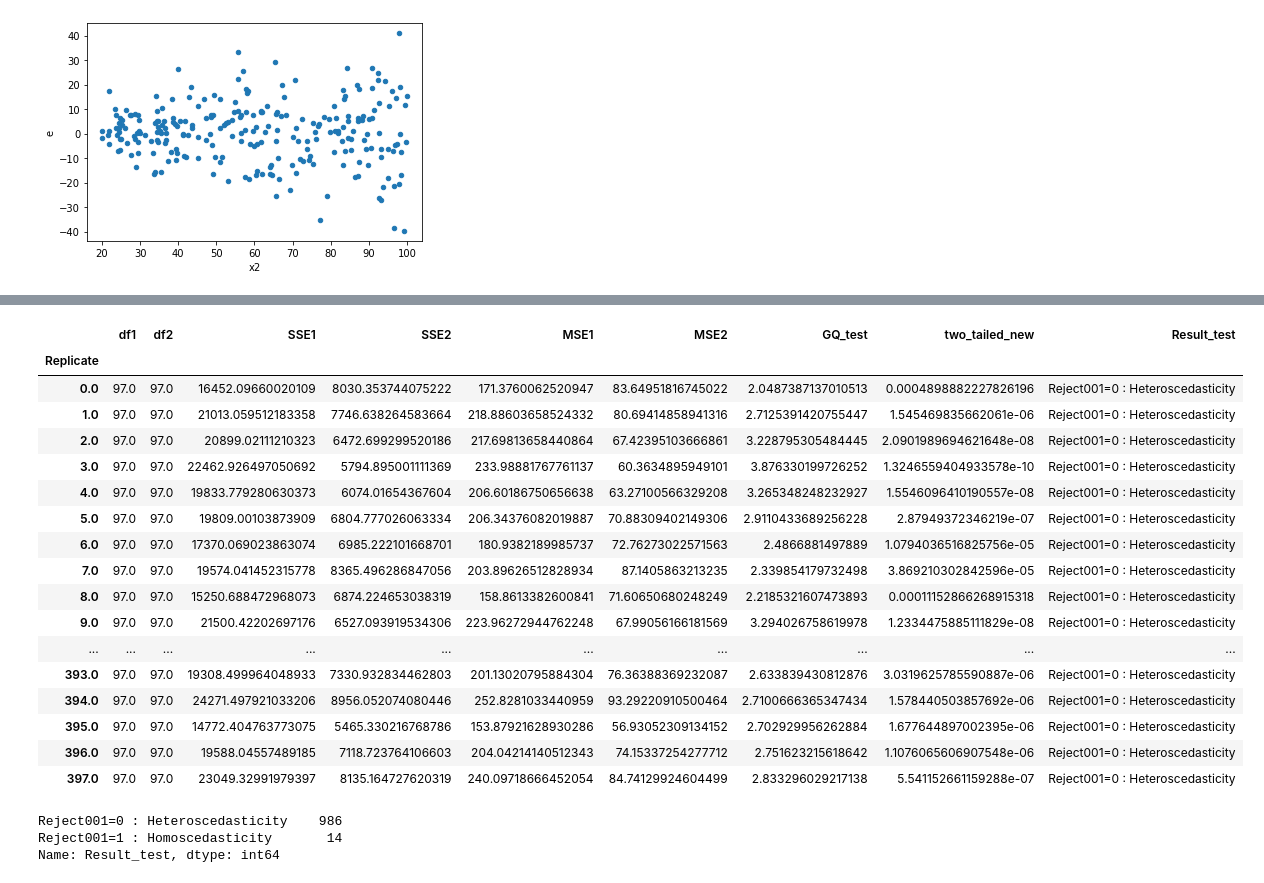
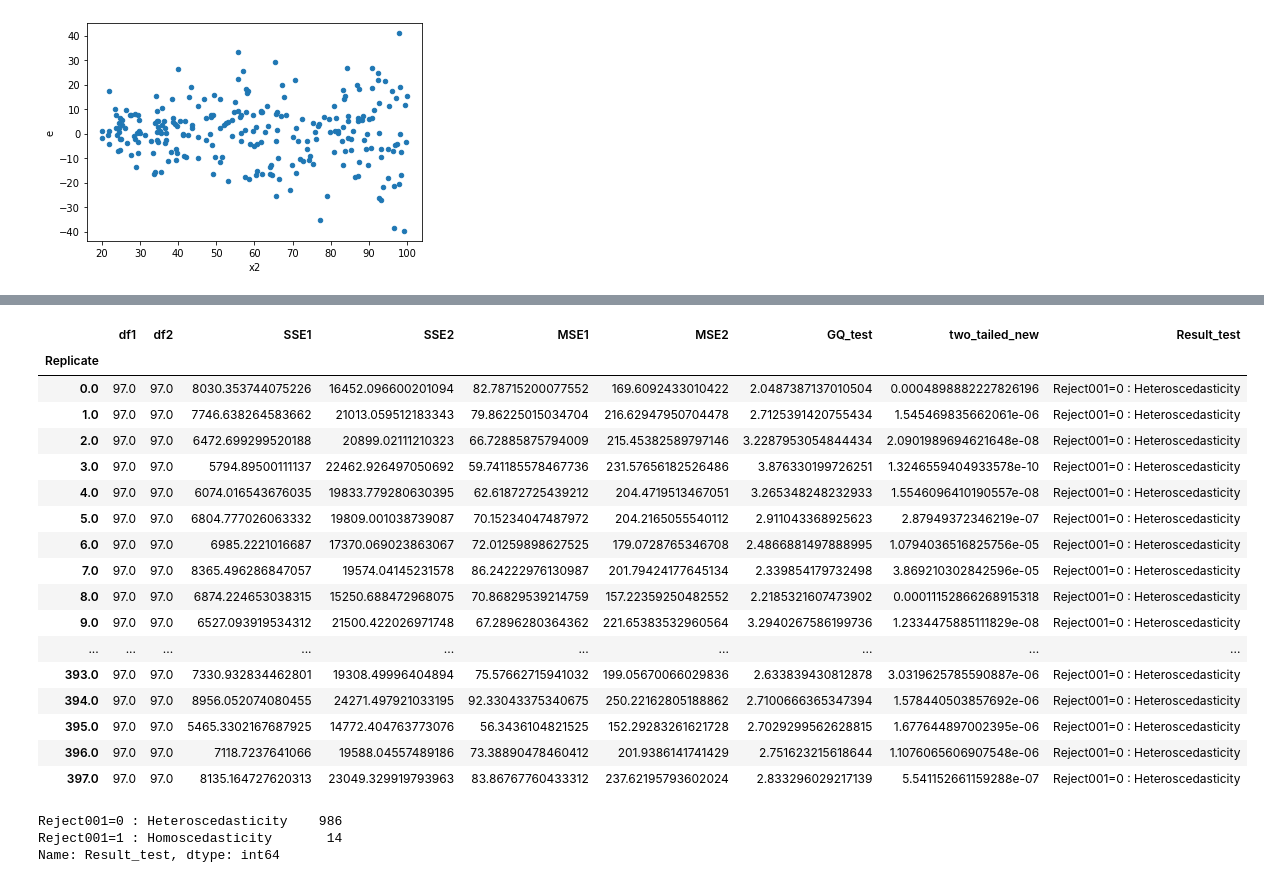
Before and after one commit to iam-fern/Generate_multiplication, a Jupyter notebook: GQtest_data_multi_delta_(1_2)_n250_01_ipynb_.ipynb, the cells around one changed output, grey strips where cells are left out. Drawn from its saved outputs; the diff is of its cells as text; code cells hidden in the pictures.

```diff
--- a/GQtest_data_multi_delta_(1_2)_n250_01_ipynb_.ipynb
+++ b/GQtest_data_multi_delta_(1_2)_n250_01_ipynb_.ipynb
@@ -175,7 +176,6 @@ def get_result(run_replicate, percent_data):
     new_table_sort = new_table.sort_values('x2')
     new_table_sort.reset_index(inplace=True)
     new_table_sort.drop(['index'], axis=1, inplace=True)
-
 
     # แบ่งข้อมูลกลุ่มที่ 1
     table1 = new_table_sort.iloc[:int(percent_data*new_table_sort.shape[0]) , :]
@@ -189,8 +189,7 @@ def get_result(run_replicate, percent_data):
     # หาค่า df กลุ่ม 1
     DF1 = model1.df_resid + 1
     SSE1 = model1.ssr
-    MSE1 = model1.mse_resid
-
+    MSE1 = SSE1/DF1
 
     # แบ่งข้อมูลกลุ่มที่ 2
     table2 = new_table_sort.iloc[int((1-percent_data)*new_table_sort.shape[0]): , :]
@@ -204,23 +203,21 @@ def get_result(run_replicate, percent_data):
     # หาค่า df กลุ่ม 2
     DF2 = model2.df_resid + 1
     SSE2 = model2.ssr
-    MSE2 = model2.mse_resid
+    MSE2 = SSE2/DF2
 
     # ค่าสถิติทดสอบ
     GQ_test = (SSE2/DF2) / (SSE1/DF1)
-
 
     df2 = DF2
     df1 = DF1
 
     # คำนวณค่า p-value
-    # sf(x, dfn, dfd, loc=0, scale=1) : Survival function (also defined as 1 - cdf, but sf is sometimes more accurate)
+    # pdf(x, dfn, dfd, loc=0, scale=1) : Probability density function
     two_tailed = 2.0*(1.0-(ss.f.cdf(GQ_test, df2, df1)))
+    p_greater = ss.f.cdf(GQ_test, df2, df1)
+    p_less = 1.0-ss.f.cdf(GQ_test, df2, df1)
 
-    # pdf(x, dfn, dfd, loc=0, scale=1) : Probability density function
-    p_greater = ss.f.cdf(GQ_test, df2, df1)
-
-    return df2, df1, SSE2, SSE1, MSE2, MSE1, GQ_test, two_tailed, p_greater
+    return df1, df2, SSE1, SSE2, MSE1, MSE2, GQ_test, two_tailed, p_greater, p_less
 
 # สร้าง list ของ replicates
 list_replicate=list({i[0] for i in table.index})
@@ -236,13 +233,14 @@ list_MSE2=[]
 list_GQ_test=[]
 list_two_tailed=[]
 list_p_greater=[]
+list_p_less=[]
 
 # กำหนด % การแบ่งข้อมูล
 percent_data=0.4
 
 # ใช้ for loop สำหรับการ run ทุก replicates
 for run_replicate in list_replicate:
-    df1, df2, SSE1, SSE2, MSE1, MSE2, GQ_test, two_tailed, p_greater=get_result(run_replicate, percent_data)
+    df1, df2, SSE1, SSE2, MSE1, MSE2, GQ_test, two_tailed, p_greater, p_less=get_result(run_replicate, percent_data)
     list_df1.append(df1)
     list_SSE1.append(SSE1)
     list_df2.append(df2)
@@ -252,6 +250,7 @@ for run_replicate in list_replicate:
     list_GQ_test.append(GQ_test)
     list_two_tailed.append(two_tailed)
     list_p_greater.append(p_greater)
+    list_p_less.append(p_less)
 # %%
 # สร้างตารางผลลัพธ์
 alpha = 0.01
@@ -290,39 +288,41 @@ result.astype(str)
 # %%
 # สร้างตารางผลลัพธ์
 alpha = 0.01
 pd.set_option('display.max_rows', 1000)
 pd.set_option('display.max_columns', 1000)
 pd.set_option('display.width', 1000)
 result=pd.DataFrame({"Replicate":list_replicate, "df1":list_df1, "df2":list_df2, "SSE1":list_SSE1,
                      "SSE2":list_SSE2, "MSE1":list_MSE1, "MSE2":list_MSE2,
-                     "GQ_test":list_GQ_test, "two_tailed":list_two_tailed, "greater":list_p_greater})
+                     "GQ_test":list_GQ_test, "two_tailed":list_two_tailed, "greater":list_p_greater, "less":list_p_less})
 result.set_index(['Replicate'], inplace=True)
 
-result['two_tailed_new']=result[["two_tailed","greater"]].apply(lambda value: value[0] if value[0]<0.5 else 2*value[1], axis=1)
+result['two_tailed_new']=result[["two_tailed","greater","less"]].apply(lambda value: value[0] if value[0]<0.5 else (2*value[1] if value[1]<0.5 else 2*value[2]) , axis=1)
 result["Result_test"]=result["two_tailed_new"].apply(lambda p_value: 'Reject001=0 : Heteroscedasticity'
                                                                   if p_value < alpha else 'Reject001=1 : Homoscedasticity')
 #two_tailed_new_show=two_tailed_new.drop(columns="greater")
-result_show=result.drop(columns=["two_tailed", "greater"])
+result_show=result.drop(columns=["two_tailed", "greater", "less"])
 result_show.astype(str)
+
+#result.astype(str)
 # %% [output]
 |  | df1 | df2 | SSE1 | SSE2 | MSE1 | MSE2 | GQ_test | two_tailed_new | Result_test |
 | Replicate |  |  |  |  |  |  |  |  |  |
-| 0.0 | 97.0 | 97.0 | 16452.09660020109 | 8030.353744075222 | 171.3760062520947 | 83.64951816745022 | 2.0487387137010513 | 0.0004898882227826196 | Reject001=0 : Heteroscedasticity |
-| 1.0 | 97.0 | 97.0 | 21013.059512183358 | 7746.638264583664 | 218.88603658524332 | 80.69414858941316 | 2.7125391420755447 | 1.545469835662061e-06 | Reject001=0 : Heteroscedasticity |
-| 2.0 | 97.0 | 97.0 | 20899.02111210323 | 6472.699299520186 | 217.69813658440864 | 67.42395103666861 | 3.228795305484445 | 2.0901989694621648e-08 | Reject001=0 : Heteroscedasticity |
-| 3.0 | 97.0 | 97.0 | 22462.926497050692 | 5794.895001111369 | 233.98881767761137 | 60.3634895949101 | 3.876330199726252 | 1.3246559404933578e-10 | Reject001=0 : Heteroscedasticity |
-| 4.0 | 97.0 | 97.0 | 19833.779280630373 | 6074.01654367604 | 206.60186750656638 | 63.27100566329208 | 3.265348248232927 | 1.5546096410190557e-08 | Reject001=0 : Heteroscedasticity |
-| 5.0 | 97.0 | 97.0 | 19809.00103873909 | 6804.777026063334 | 206.34376082019887 | 70.88309402149306 | 2.9110433689256228 | 2.87949372346219e-07 | Reject001=0 : Heteroscedasticity |
-| 6.0 | 97.0 | 97.0 | 17370.069023863074 | 6985.222101668701 | 180.9382189985737 | 72.76273022571563 | 2.4866881497889 | 1.0794036516825756e-05 | Reject001=0 : Heteroscedasticity |
-| 7.0 | 97.0 | 97.0 | 19574.041452315778 | 8365.496286847056 | 203.89626512828934 | 87.1405863213235 | 2.339854179732498 | 3.869210302842596e-05 | Reject001=0 : Heteroscedasticity |
-| 8.0 | 97.0 | 97.0 | 15250.688472968073 | 6874.224653038319 | 158.8613382600841 | 71.60650680248249 | 2.2185321607473893 | 0.00011152866268915318 | Reject001=0 : Heteroscedasticity |
-| 9.0 | 97.0 | 97.0 | 21500.42202697176 | 6527.093919534306 | 223.96272944762248 | 67.99056166181569 | 3.294026758619978 | 1.2334475885111829e-08 | Reject001=0 : Heteroscedasticity |
+| 0.0 | 97.0 | 97.0 | 8030.353744075226 | 16452.096600201094 | 82.78715200077552 | 169.6092433010422 | 2.0487387137010504 | 0.0004898882227826196 | Reject001=0 : Heteroscedasticity |
+| 1.0 | 97.0 | 97.0 | 7746.638264583662 | 21013.059512183343 | 79.86225015034704 | 216.62947950704478 | 2.7125391420755434 | 1.545469835662061e-06 | Reject001=0 : Heteroscedasticity |
+| 2.0 | 97.0 | 97.0 | 6472.699299520188 | 20899.02111210323 | 66.72885875794009 | 215.45382589797146 | 3.2287953054844434 | 2.0901989694621648e-08 | Reject001=0 : Heteroscedasticity |
+| 3.0 | 97.0 | 97.0 | 5794.89500111137 | 22462.926497050692 | 59.741185578467736 | 231.57656182526486 | 3.876330199726251 | 1.3246559404933578e-10 | Reject001=0 : Heteroscedasticity |
+| 4.0 | 97.0 | 97.0 | 6074.016543676035 | 19833.779280630395 | 62.61872725439212 | 204.4719513467051 | 3.265348248232933 | 1.5546096410190557e-08 | Reject001=0 : Heteroscedasticity |
+| 5.0 | 97.0 | 97.0 | 6804.777026063332 | 19809.001038739087 | 70.15234047487972 | 204.2165055540112 | 2.911043368925623 | 2.87949372346219e-07 | Reject001=0 : Heteroscedasticity |
+| 6.0 | 97.0 | 97.0 | 6985.2221016687 | 17370.069023863067 | 72.01259898627525 | 179.0728765346708 | 2.4866881497888995 | 1.0794036516825756e-05 | Reject001=0 : Heteroscedasticity |
+| 7.0 | 97.0 | 97.0 | 8365.496286847057 | 19574.04145231578 | 86.24222976130987 | 201.79424177645134 | 2.339854179732498 | 3.869210302842596e-05 | Reject001=0 : Heteroscedasticity |
+| 8.0 | 97.0 | 97.0 | 6874.224653038315 | 15250.688472968075 | 70.86829539214759 | 157.22359250482552 | 2.2185321607473902 | 0.00011152866268915318 | Reject001=0 : Heteroscedasticity |
+| 9.0 | 97.0 | 97.0 | 6527.093919534312 | 21500.422026971748 | 67.2896280364362 | 221.65383532960564 | 3.2940267586199736 | 1.2334475885111829e-08 | Reject001=0 : Heteroscedasticity |
 | ... | ... | ... | ... | ... | ... | ... | ... | ... | ... |
-| 393.0 | 97.0 | 97.0 | 19308.499964048933 | 7330.932834462803 | 201.13020795884304 | 76.36388369232087 | 2.633839430812876 | 3.0319625785590887e-06 | Reject001=0 : Heteroscedasticity |
-| 394.0 | 97.0 | 97.0 | 24271.497921033206 | 8956.052074080446 | 252.8281033440959 | 93.29220910500464 | 2.7100666365347434 | 1.578440503857692e-06 | Reject001=0 : Heteroscedasticity |
-| 395.0 | 97.0 | 97.0 | 14772.404763773075 | 5465.330216768786 | 153.87921628930286 | 56.93052309134152 | 2.702929956262884 | 1.677644897002395e-06 | Reject001=0 : Heteroscedasticity |
-| 396.0 | 97.0 | 97.0 | 19588.04557489185 | 7118.723764106603 | 204.04214140512343 | 74.15337254277712 | 2.751623215618642 | 1.1076065606907548e-06 | Reject001=0 : Heteroscedasticity |
-| 397.0 | 97.0 | 97.0 | 23049.32991979397 | 8135.164727620319 | 240.09718666452054 | 84.74129924604499 | 2.833296029217138 | 5.541152661159288e-07 | Reject001=0 : Heteroscedasticity |
+| 393.0 | 97.0 | 97.0 | 7330.932834462801 | 19308.49996404894 | 75.57662715941032 | 199.05670066029836 | 2.633839430812878 | 3.0319625785590887e-06 | Reject001=0 : Heteroscedasticity |
+| 394.0 | 97.0 | 97.0 | 8956.052074080455 | 24271.497921033195 | 92.33043375340675 | 250.22162805188862 | 2.7100666365347394 | 1.578440503857692e-06 | Reject001=0 : Heteroscedasticity |
+| 395.0 | 97.0 | 97.0 | 5465.3302167687925 | 14772.404763773076 | 56.3436104821525 | 152.29283261621728 | 2.7029299562628815 | 1.677644897002395e-06 | Reject001=0 : Heteroscedasticity |
+| 396.0 | 97.0 | 97.0 | 7118.7237641066 | 19588.04557489186 | 73.38890478460412 | 201.9386141741429 | 2.751623215618644 | 1.1076065606907548e-06 | Reject001=0 : Heteroscedasticity |
+| 397.0 | 97.0 | 97.0 | 8135.164727620313 | 23049.329919793963 | 83.86767760433312 | 237.62195793602024 | 2.833296029217139 | 5.541152661159288e-07 | Reject001=0 : Heteroscedasticity |
 # %%
 result_show['Result_test'].value_counts()
 # %% [output]
```
Also changed, not shown: parts of 2 cells of this notebook.
